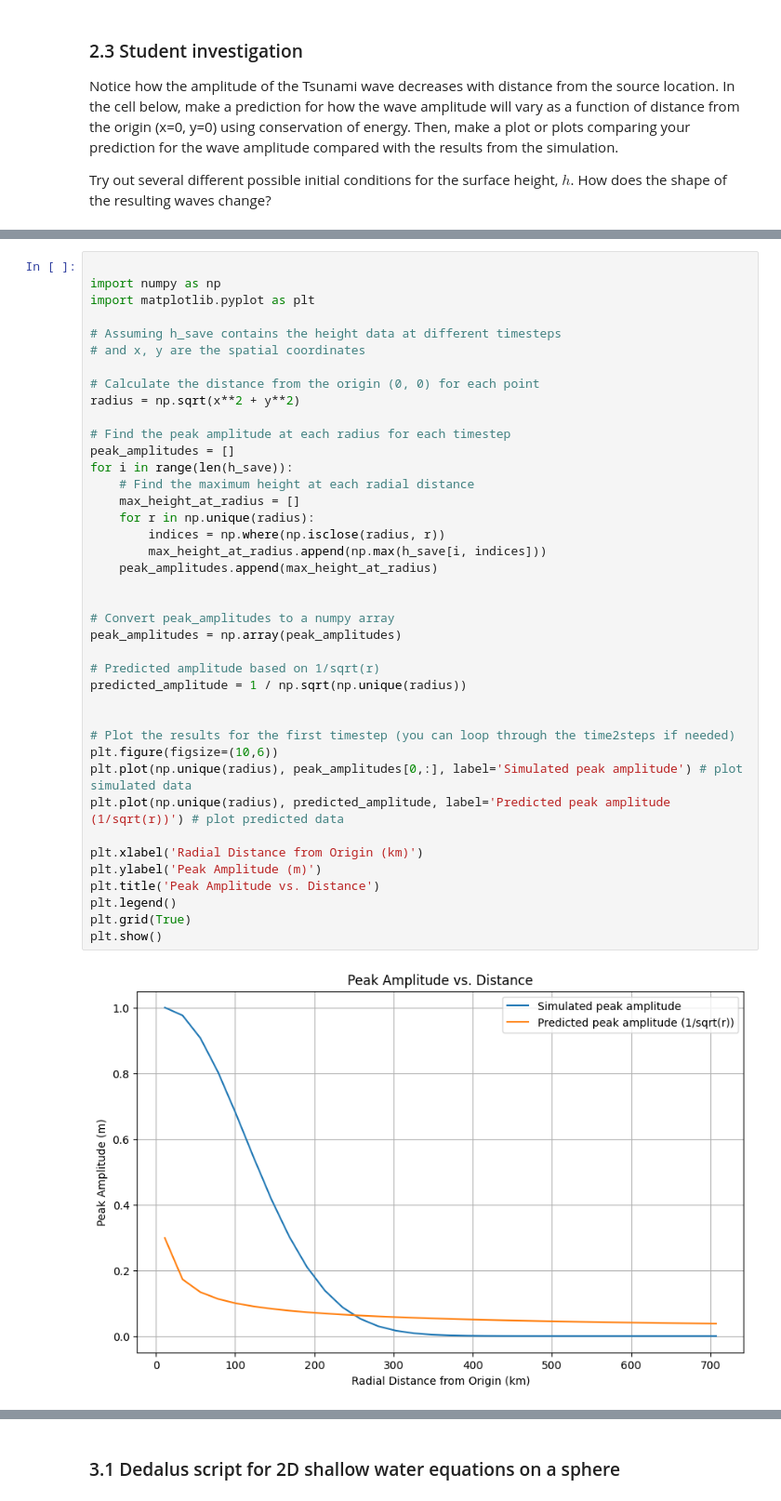
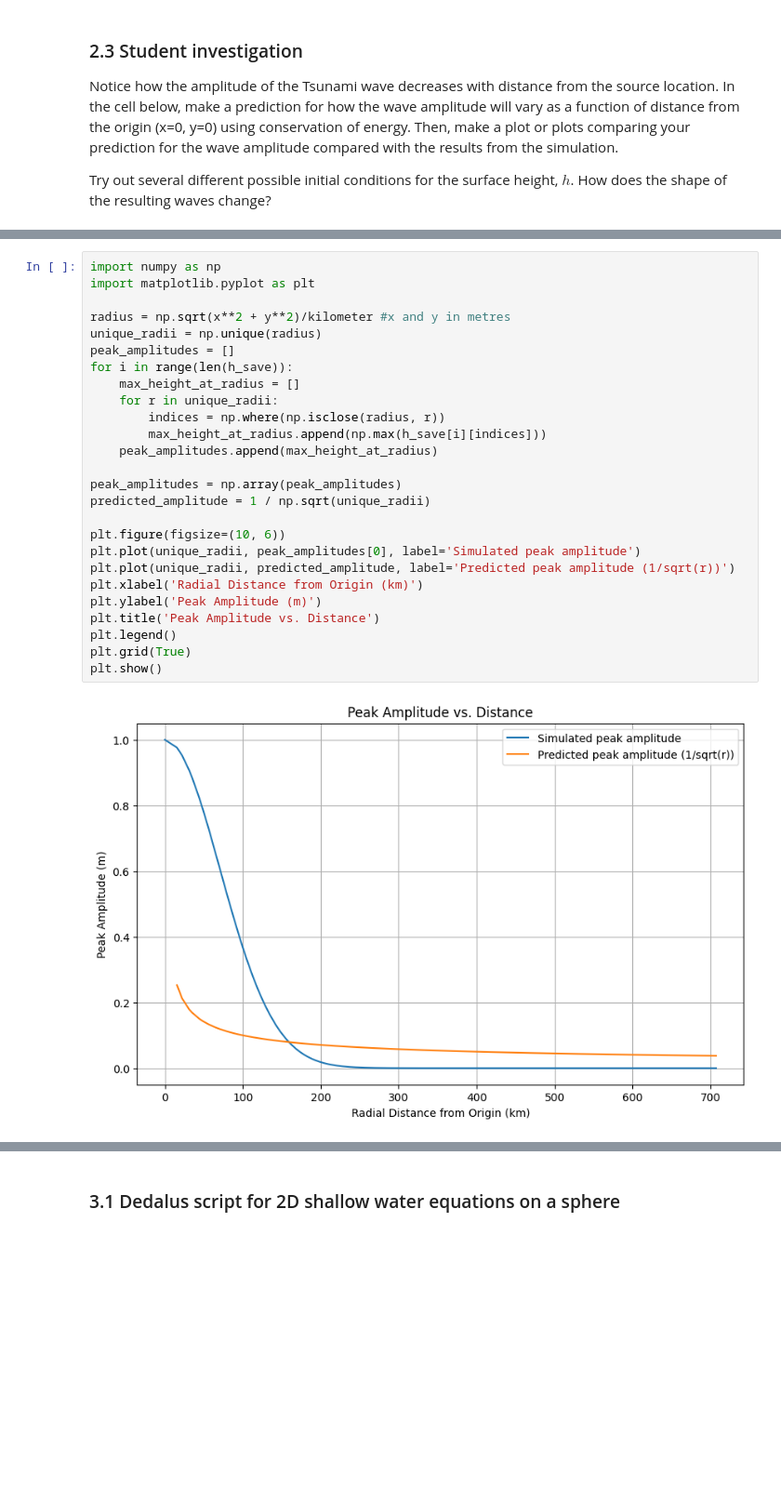
Before and after one commit to PolinaSevastyanova1/QCES, a Jupyter notebook: Project3_tsunami.ipynb, the cells around one changed output, grey strips where cells are left out. Shown at 93% size. Cells and saved outputs as stored; diff of their text form; blank space fills up the shorter version.

```diff
--- a/Project3_tsunami.ipynb
+++ b/Project3_tsunami.ipynb
@@ -460,42 +495,28 @@ ADD PREDICTION OF WAVE AMPLITUDE HERE (a few sentences and/or equations)
 # %%
-
 import numpy as np
 import matplotlib.pyplot as plt
 
-# Assuming h_save contains the height data at different timesteps
-# and x, y are the spatial coordinates
-
-# Calculate the distance from the origin (0, 0) for each point
-radius = np.sqrt(x**2 + y**2)
-
-# Find the peak amplitude at each radius for each timestep
+radius = np.sqrt(x**2 + y**2)/kilometer #x and y in metres
+unique_radii = np.unique(radius)
 peak_amplitudes = []
 for i in range(len(h_save)):
-    # Find the maximum height at each radial distance
     max_height_at_radius = []
-    for r in np.unique(radius):
+    for r in unique_radii:
         indices = np.where(np.isclose(radius, r))
-        max_height_at_radius.append(np.max(h_save[i, indices]))
+        max_height_at_radius.append(np.max(h_save[i][indices]))
     peak_amplitudes.append(max_height_at_radius)
 
+peak_amplitudes = np.array(peak_amplitudes)
+predicted_amplitude = 1 / np.sqrt(unique_radii)
 
-# Convert peak_amplitudes to a numpy array
-peak_amplitudes = np.array(peak_amplitudes)
-
-# Predicted amplitude based on 1/sqrt(r)
-predicted_amplitude = 1 / np.sqrt(np.unique(radius))
-
-
-# Plot the results for the first timestep (you can loop through the time2steps if needed)
-plt.figure(figsize=(10,6))
-plt.plot(np.unique(radius), peak_amplitudes[0,:], label='Simulated peak amplitude') # plot simulated data
-plt.plot(np.unique(radius), predicted_amplitude, label='Predicted peak amplitude (1/sqrt(r))') # plot predicted data
-
+plt.figure(figsize=(10, 6))
+plt.plot(unique_radii, peak_amplitudes[0], label='Simulated peak amplitude')
+plt.plot(unique_radii, predicted_amplitude, label='Predicted peak amplitude (1/sqrt(r))')
 plt.xlabel('Radial Distance from Origin (km)')
 plt.ylabel('Peak Amplitude (m)')
 plt.title('Peak Amplitude vs. Distance')
 plt.legend()
 plt.grid(True)
 plt.show()
 # %% [output]
-[figure, old version]
+[figure, new version]
```
Also changed, not shown: parts of 33 cells of this notebook.
